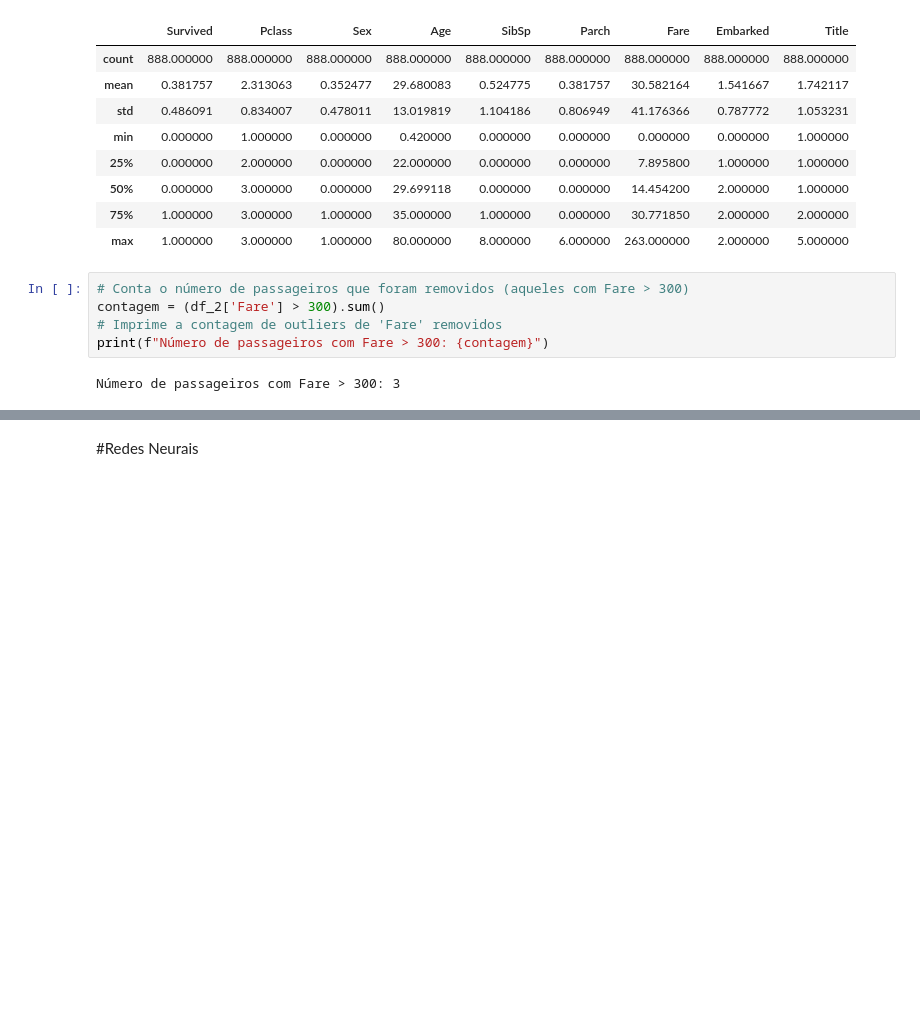
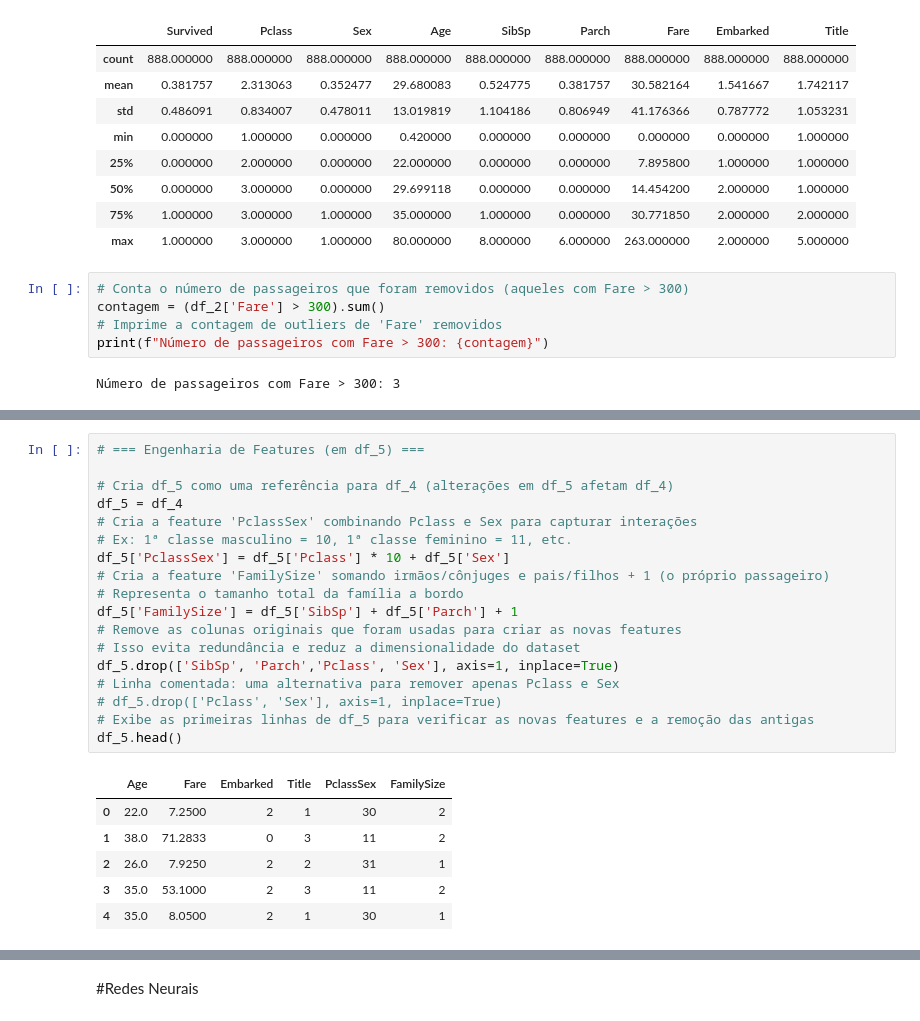
Before and after one commit to thalesgmendes/titanic-survival-analysis, a Jupyter notebook: Rede_Neurais_Avaliação_P3.ipynb, the cells around one changed output, grey strips where cells are left out. Cells and saved outputs as stored; diff of their text form; blank space fills up the shorter version.

```diff
--- a/Rede_Neurais_Avaliação_P3.ipynb
+++ b/Rede_Neurais_Avaliação_P3.ipynb
@@ -408,0 +406,25 @@ plt.show()
+# %%
+# === Engenharia de Features (em df_5) ===
+
+# Cria df_5 como uma referência para df_4 (alterações em df_5 afetam df_4)
+df_5 = df_4
+# Cria a feature 'PclassSex' combinando Pclass e Sex para capturar interações
+# Ex: 1ª classe masculino = 10, 1ª classe feminino = 11, etc.
+df_5['PclassSex'] = df_5['Pclass'] * 10 + df_5['Sex']
+# Cria a feature 'FamilySize' somando irmãos/cônjuges e pais/filhos + 1 (o próprio passageiro)
+# Representa o tamanho total da família a bordo
+df_5['FamilySize'] = df_5['SibSp'] + df_5['Parch'] + 1
+# Remove as colunas originais que foram usadas para criar as novas features
+# Isso evita redundância e reduz a dimensionalidade do dataset
+df_5.drop(['SibSp', 'Parch','Pclass', 'Sex'], axis=1, inplace=True)
+# Linha comentada: uma alternativa para remover apenas Pclass e Sex
+# df_5.drop(['Pclass', 'Sex'], axis=1, inplace=True)
+# Exibe as primeiras linhas de df_5 para verificar as novas features e a remoção das antigas
+df_5.head()
+# %% [output]
+|  | Age | Fare | Embarked | Title | PclassSex | FamilySize |
+| 0 | 22.0 | 7.2500 | 2 | 1 | 30 | 2 |
+| 1 | 38.0 | 71.2833 | 0 | 3 | 11 | 2 |
+| 2 | 26.0 | 7.9250 | 2 | 2 | 31 | 1 |
+| 3 | 35.0 | 53.1000 | 2 | 3 | 11 | 2 |
+| 4 | 35.0 | 8.0500 | 2 | 1 | 30 | 1 |
```
Also changed, not shown: parts of 2 cells of this notebook.
